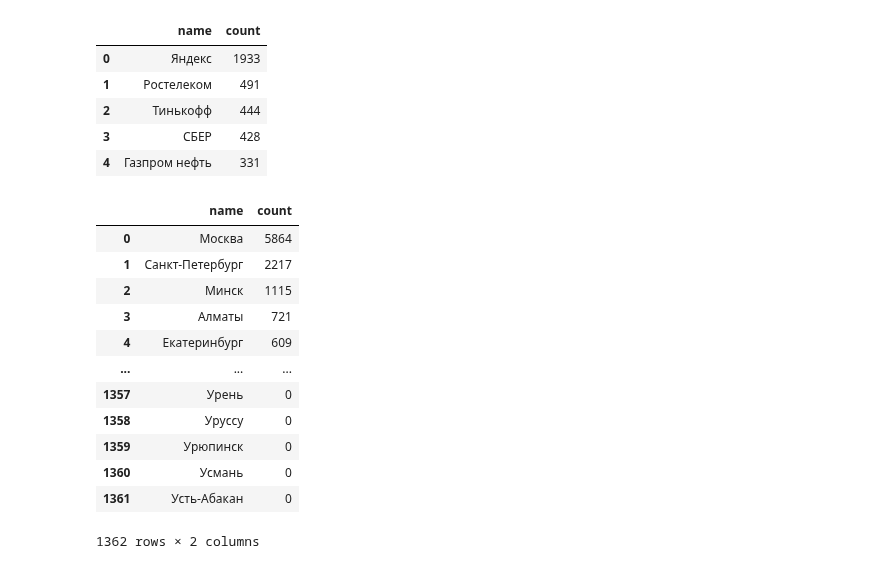
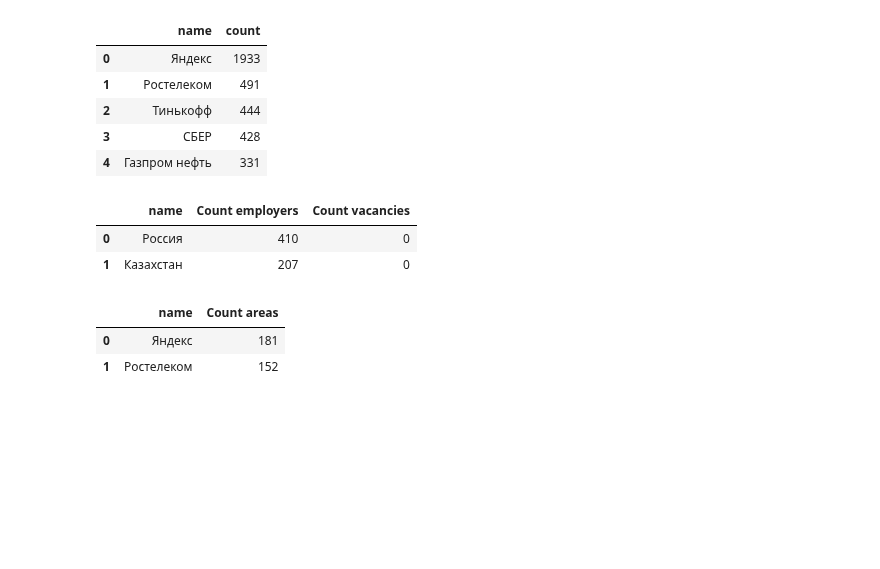
Before and after one commit to rafferti95/st_data_science, a Jupyter notebook: Project 2/pre_popon.ipynb, the cells around one changed output. Saved outputs shown, nothing was run; the diff lists cells and outputs as text; code cells hidden in the pictures; blank space fills up the shorter version.

```diff
--- a/Project 2/pre_popon.ipynb
+++ b/Project 2/pre_popon.ipynb
@@ -48,11 +37,3 @@ PORT = 5432
-# %%
-connection = psycopg2.connect(
-    dbname = DBNAME,
-    user = USER,
-    host = HOST,
-    password = PASSWORD,
-    port = PORT
-)
 # %%
 query_3_1 = f'''
         SELECT
@@ -255,34 +236,62 @@ display(df)
 # %%
 query_5_2 = f'''
         SELECT
             a.name,
-            COUNT(DISTINCT e.id)
+            COUNT(DISTINCT e.id) AS "Count employers",
+            COUNT(DISTINCT v.id) AS "Count vacancies"
 
         FROM
             AREAS AS a
         LEFT JOIN
             EMPLOYERS AS e ON a.id = e.area
+        LEFT JOIN
+            VACANCIES AS v ON v.area_id = a.id
+
+        WHERE
+            v.id IS NULL
 
         GROUP BY
-            a.name
+            a.id
 
         ORDER BY
-            COUNT(DISTINCT e.id) DESC
+            COUNT(e.id) DESC
+
+        LIMIT
+            2
 '''
 
 df = pd.read_sql_query(query_5_2, connection)
 display(df)
 # %% [output]
-|  | name | count |
-| 0 | Москва | 5864 |
-| 1 | Санкт-Петербург | 2217 |
-| 2 | Минск | 1115 |
-| 3 | Алматы | 721 |
-| 4 | Екатеринбург | 609 |
-| ... | ... | ... |
-| 1357 | Урень | 0 |
-| 1358 | Уруссу | 0 |
-| 1359 | Урюпинск | 0 |
-| 1360 | Усмань | 0 |
-| 1361 | Усть-Абакан | 0 |
+|  | name | Count employers | Count vacancies |
+| 0 | Россия | 410 | 0 |
+| 1 | Казахстан | 207 | 0 |
-1362 rows × 2 columns
+# %%
+query_5_3 = f'''
+        SELECT
+            e.name,
+            COUNT(DISTINCT a.id) AS "Count areas"
+
+        FROM
+            VACANCIES AS v
+        LEFT JOIN
+            AREAS AS a ON a.id = v.area_id
+        LEFT JOIN
+            EMPLOYERS AS e ON e.id = v.employer_id
+
+        GROUP BY
+            e.id
+
+        ORDER BY
+            COUNT(DISTINCT a.id) DESC
+
+        LIMIT
+            2
+'''
+
+df = pd.read_sql_query(query_5_3, connection)
+display(df)
+# %% [output]
+|  | name | Count areas |
+| 0 | Яндекс | 181 |
+| 1 | Ростелеком | 152 |
```
Also changed, not shown: parts of 5 cells of this notebook, 1 other file.
